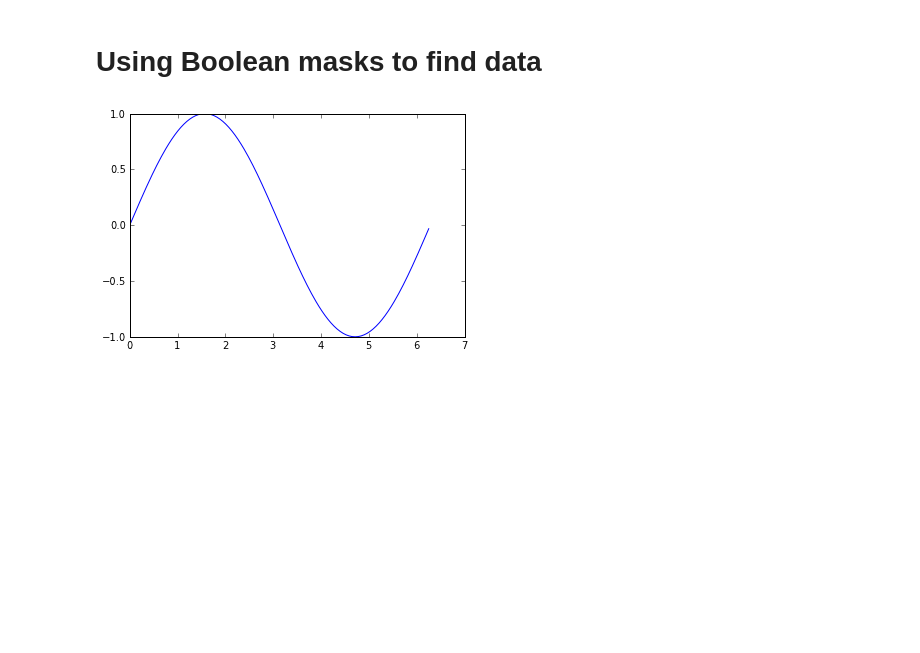
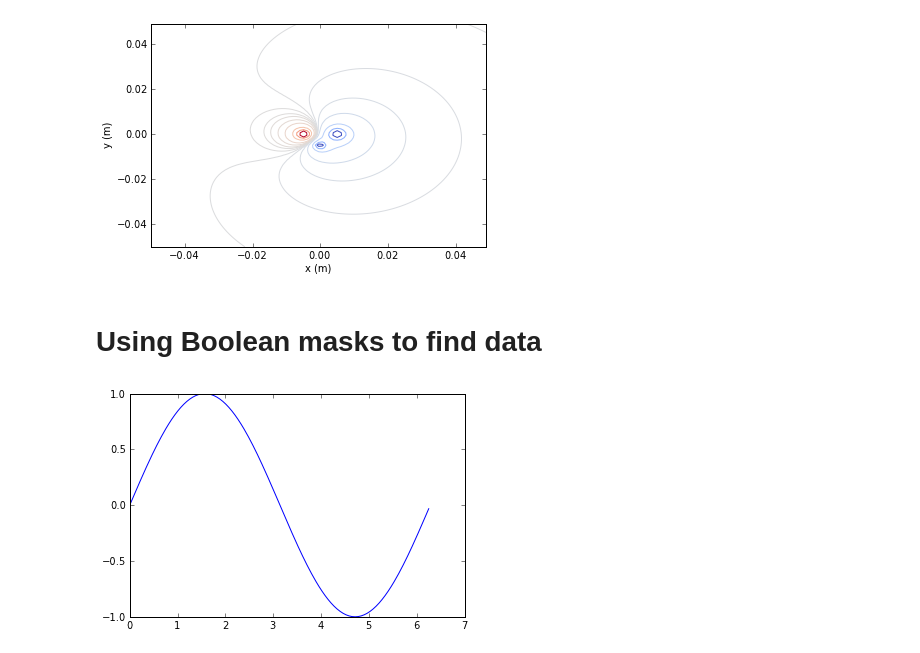
Before and after one commit to dcrose/PHYS202-S13, a Jupyter notebook: Week4/ThursdayNotes.ipynb, the cells around one changed output. Saved outputs shown, nothing was run; the diff lists cells and outputs as text; code cells hidden in the pictures; blank space fills up the shorter version.

```diff
--- a/Week4/ThursdayNotes.ipynb
+++ b/Week4/ThursdayNotes.ipynb
@@ -18,3 +37,11 @@ show()
+# %%
+levels = array([-20000.,-10000.,-5000.,-2000.,-1000.,-500.,-250.,0.,250.,500.,1000.,2000.,5000.,10000.,20000])
+contour(x,y,Vtotal,levels,cmap=cm.coolwarm)
+xlabel("x (m)")
+ylabel("y (m)")
+show()
+# %% [output]
+[figure, added]
 # %% [markdown]
 Using Boolean masks to find data
 =
```
Also changed, not shown: parts of 12 cells of this notebook.
